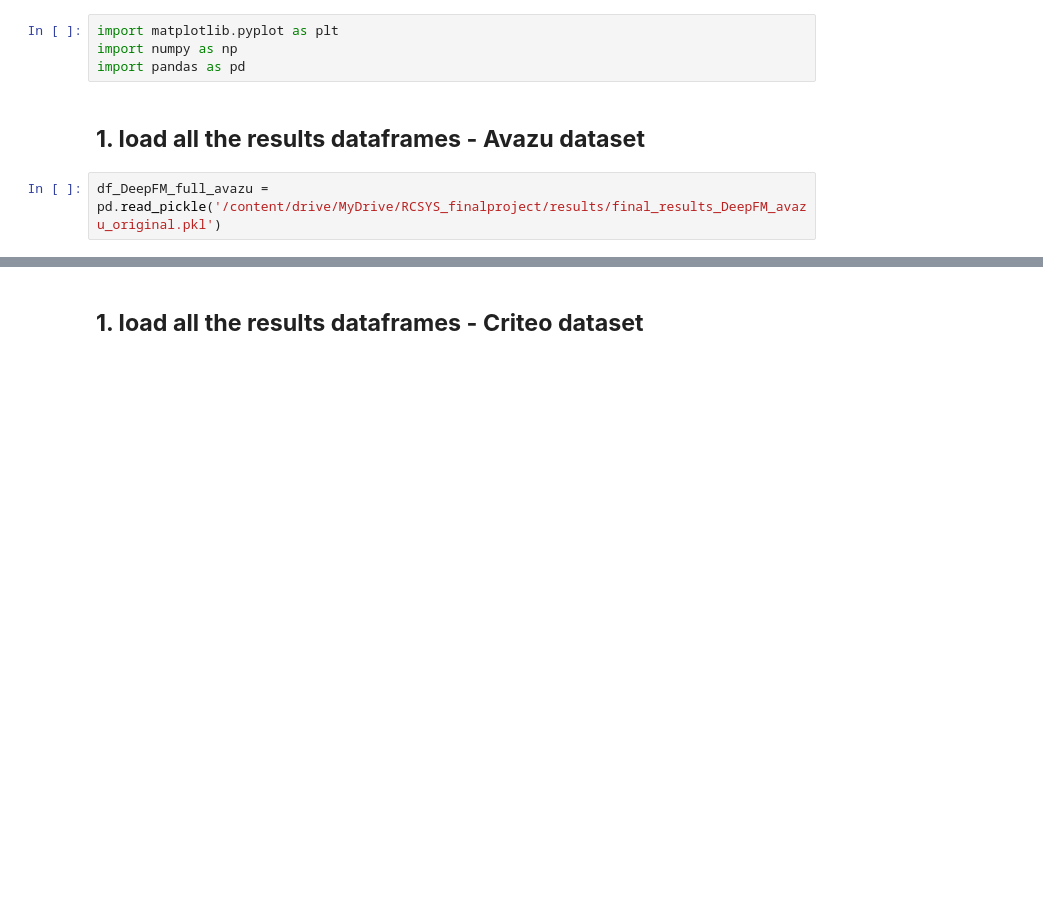
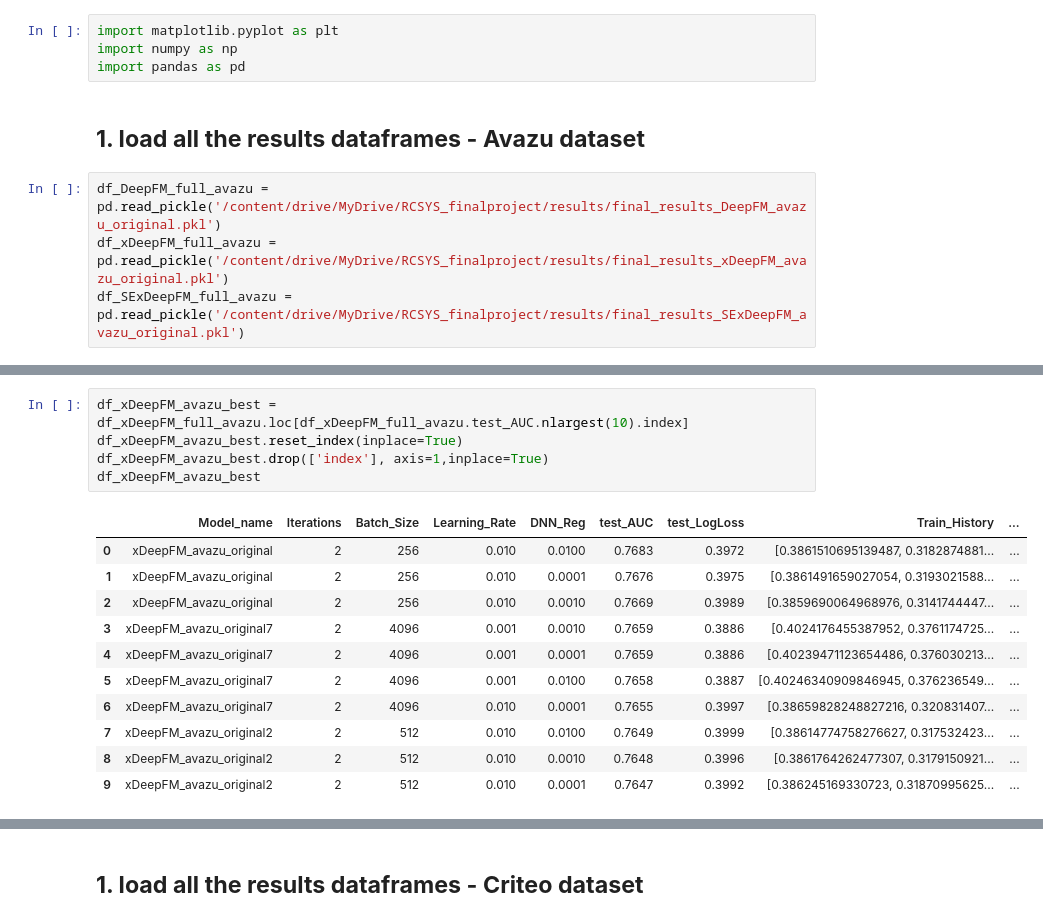
Before and after one commit to rotem-benzvi/finalproject_xdeepFM, a Jupyter notebook: figures&plots.ipynb, the cells around one changed output, grey strips where cells are left out. Saved outputs shown, nothing was run; the diff lists cells and outputs as text; blank space fills up the shorter version.

```diff
--- a/figures&plots.ipynb
+++ b/figures&plots.ipynb
@@ -11,4 +11,6 @@ import pandas as pd
 ## **1. load all the results dataframes - Avazu dataset**
 # %%
 df_DeepFM_full_avazu = pd.read_pickle('/content/drive/MyDrive/RCSYS_finalproject/results/final_results_DeepFM_avazu_original.pkl')
+df_xDeepFM_full_avazu = pd.read_pickle('/content/drive/MyDrive/RCSYS_finalproject/results/final_results_xDeepFM_avazu_original.pkl')
+df_SExDeepFM_full_avazu = pd.read_pickle('/content/drive/MyDrive/RCSYS_finalproject/results/final_results_SExDeepFM_avazu_original.pkl')
 # %%
@@ -28,3 +30,20 @@ df_DeepFM_best
 | 7 | DeepFM_avazu_original2 | 2 | 1024 | 0.001 | 0.0010 | 0.7684 | 0.3863 | [0.40121167680952824, 0.380208779... | ... |
 | 8 | DeepFM_avazu_original2 | 2 | 1024 | 0.001 | 0.0001 | 0.7684 | 0.3863 | [0.4010902377464466, 0.3800343416... | ... |
 | 9 | DeepFM_avazu_original | 2 | 512 | 0.001 | 0.0100 | 0.7682 | 0.3865 | [0.40113369273751864, 0.380713962... | ... |
+# %%
+df_xDeepFM_avazu_best = df_xDeepFM_full_avazu.loc[df_xDeepFM_full_avazu.test_AUC.nlargest(10).index]
+df_xDeepFM_avazu_best.reset_index(inplace=True)
+df_xDeepFM_avazu_best.drop(['index'], axis=1,inplace=True)
+df_xDeepFM_avazu_best
+# %% [output]
+|  | Model_name | Iterations | Batch_Size | Learning_Rate | DNN_Reg | test_AUC | test_LogLoss | Train_History | ... |
+| 0 | xDeepFM_avazu_original | 2 | 256 | 0.010 | 0.0100 | 0.7683 | 0.3972 | [0.3861510695139487, 0.3182874881... | ... |
+| 1 | xDeepFM_avazu_original | 2 | 256 | 0.010 | 0.0001 | 0.7676 | 0.3975 | [0.3861491659027054, 0.3193021588... | ... |
+| 2 | xDeepFM_avazu_original | 2 | 256 | 0.010 | 0.0010 | 0.7669 | 0.3989 | [0.3859690064968976, 0.3141744447... | ... |
+| 3 | xDeepFM_avazu_original7 | 2 | 4096 | 0.001 | 0.0010 | 0.7659 | 0.3886 | [0.4024176455387952, 0.3761174725... | ... |
+| 4 | xDeepFM_avazu_original7 | 2 | 4096 | 0.001 | 0.0001 | 0.7659 | 0.3886 | [0.40239471123654486, 0.376030213... | ... |
+| 5 | xDeepFM_avazu_original7 | 2 | 4096 | 0.001 | 0.0100 | 0.7658 | 0.3887 | [0.40246340909846945, 0.376236549... | ... |
+| 6 | xDeepFM_avazu_original7 | 2 | 4096 | 0.010 | 0.0001 | 0.7655 | 0.3997 | [0.38659828248827216, 0.320831407... | ... |
+| 7 | xDeepFM_avazu_original2 | 2 | 512 | 0.010 | 0.0100 | 0.7649 | 0.3999 | [0.38614774758276627, 0.317532423... | ... |
+| 8 | xDeepFM_avazu_original2 | 2 | 512 | 0.010 | 0.0010 | 0.7648 | 0.3996 | [0.3861764262477307, 0.3179150921... | ... |
+| 9 | xDeepFM_avazu_original2 | 2 | 512 | 0.010 | 0.0001 | 0.7647 | 0.3992 | [0.386245169330723, 0.31870995625... | ... |
```
Also changed, not shown: parts of 10 cells of this notebook.
